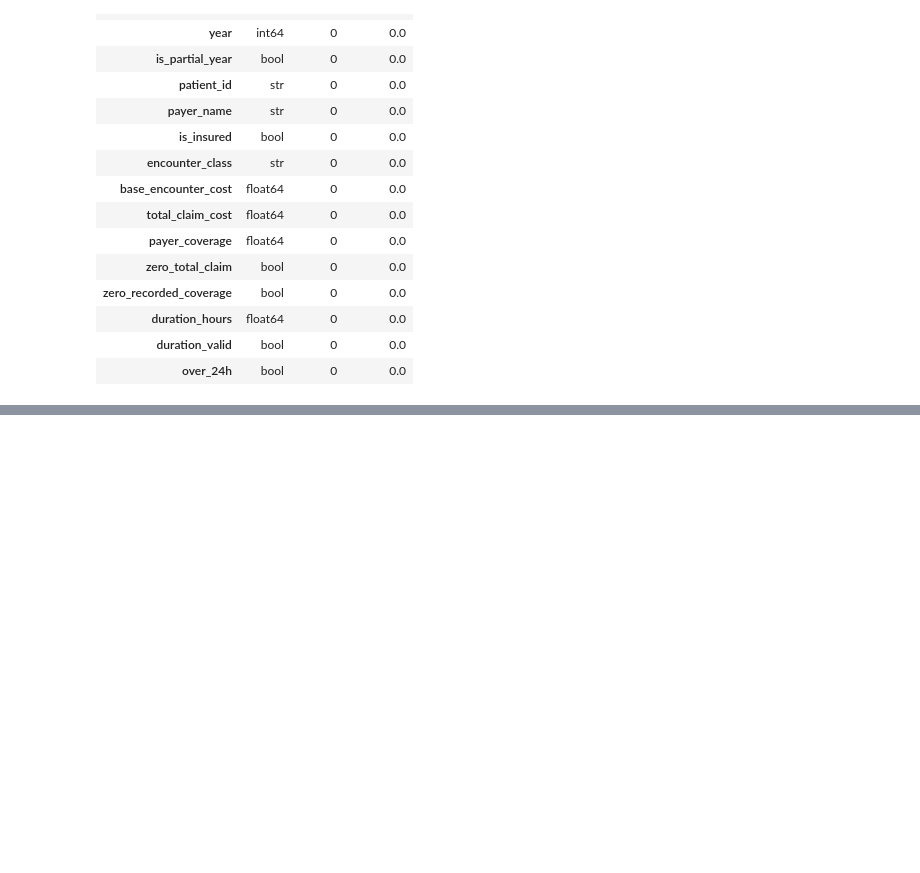
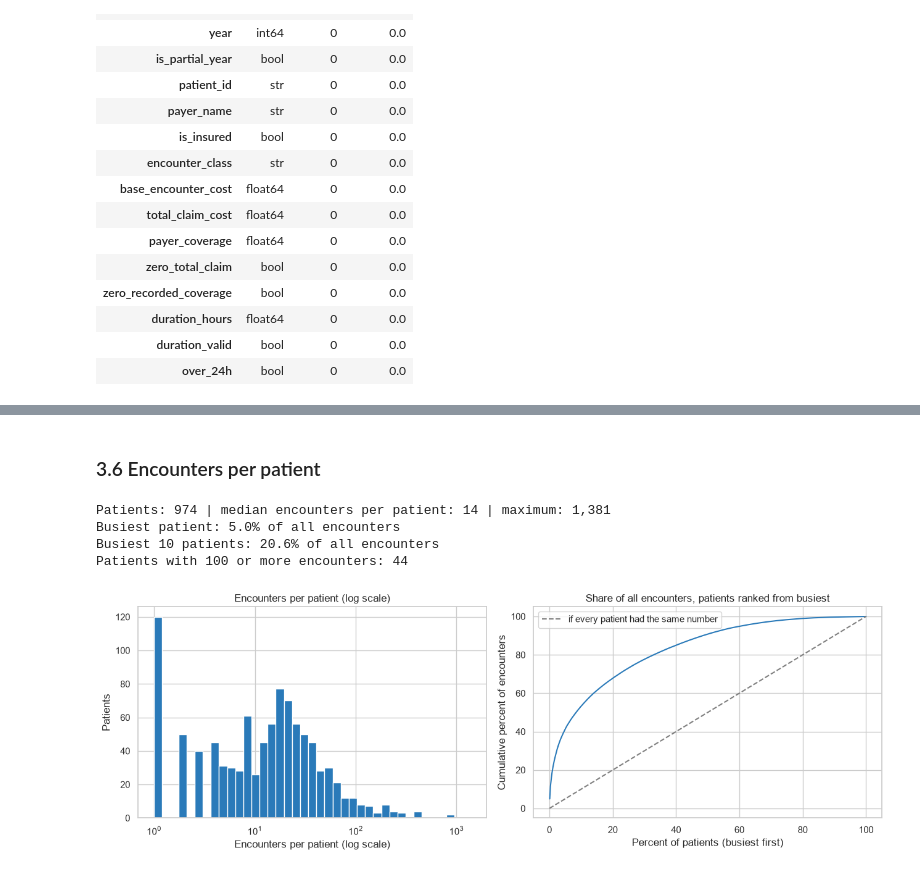
Before and after one commit to joenzau41-png/week3-hospital-operations, a Jupyter notebook: notebooks/track_b_analysis.ipynb, the cells around one changed output, grey strips where cells are left out. Cells and saved outputs as stored; diff of their text form; code cells hidden in the pictures; blank space fills up the shorter version.

```diff
--- a/notebooks/track_b_analysis.ipynb
+++ b/notebooks/track_b_analysis.ipynb
@@ -207,0 +447,31 @@ Maximum is 2304 times the median
+# %% [markdown]
+### 3.6 Encounters per patient
+# %%
+counts = enc.groupby("patient_id").size().sort_values(ascending=False)
+print(f"Patients: {len(counts):,} | median encounters per patient: {counts.median():.0f} | maximum: {counts.iloc[0]:,}")
+print(f"Busiest patient: {counts.iloc[0] / len(enc) * 100:.1f}% of all encounters")
+print(f"Busiest 10 patients: {counts.iloc[:10].sum() / len(enc) * 100:.1f}% of all encounters")
+print(f"Patients with 100 or more encounters: {(counts >= 100).sum()}")
+
+cum = counts.cumsum() / counts.sum() * 100
+fig, ax = plt.subplots(1, 2, figsize=(13, 4.5))
+ax[0].hist(counts, bins=np.logspace(0, np.log10(counts.max()), 40), color="#2a7ab9")
+ax[0].set_xscale("log")
+ax[0].set_title("Encounters per patient (log scale)")
+ax[0].set_xlabel("Encounters per patient (log scale)")
+ax[0].set_ylabel("Patients")
+ax[1].plot(np.arange(1, len(cum) + 1) / len(cum) * 100, cum.values, color="#2a7ab9")
+ax[1].plot([0, 100], [0, 100], color="grey", ls="--", label="if every patient had the same number")
+ax[1].set_title("Share of all encounters, patients ranked from busiest")
+ax[1].set_xlabel("Percent of patients (busiest first)")
+ax[1].set_ylabel("Cumulative percent of encounters")
+ax[1].legend()
+plt.tight_layout()
+plt.savefig(FIG / "fig05_encounters_per_patient.png", dpi=150)
+plt.show()
+# %% [output]
+Patients: 974 | median encounters per patient: 14 | maximum: 1,381
+Busiest patient: 5.0% of all encounters
+Busiest 10 patients: 20.6% of all encounters
+Patients with 100 or more encounters: 44
+[figure, added]
```
Also changed, not shown: parts of 55 cells of this notebook, 7 other files.
